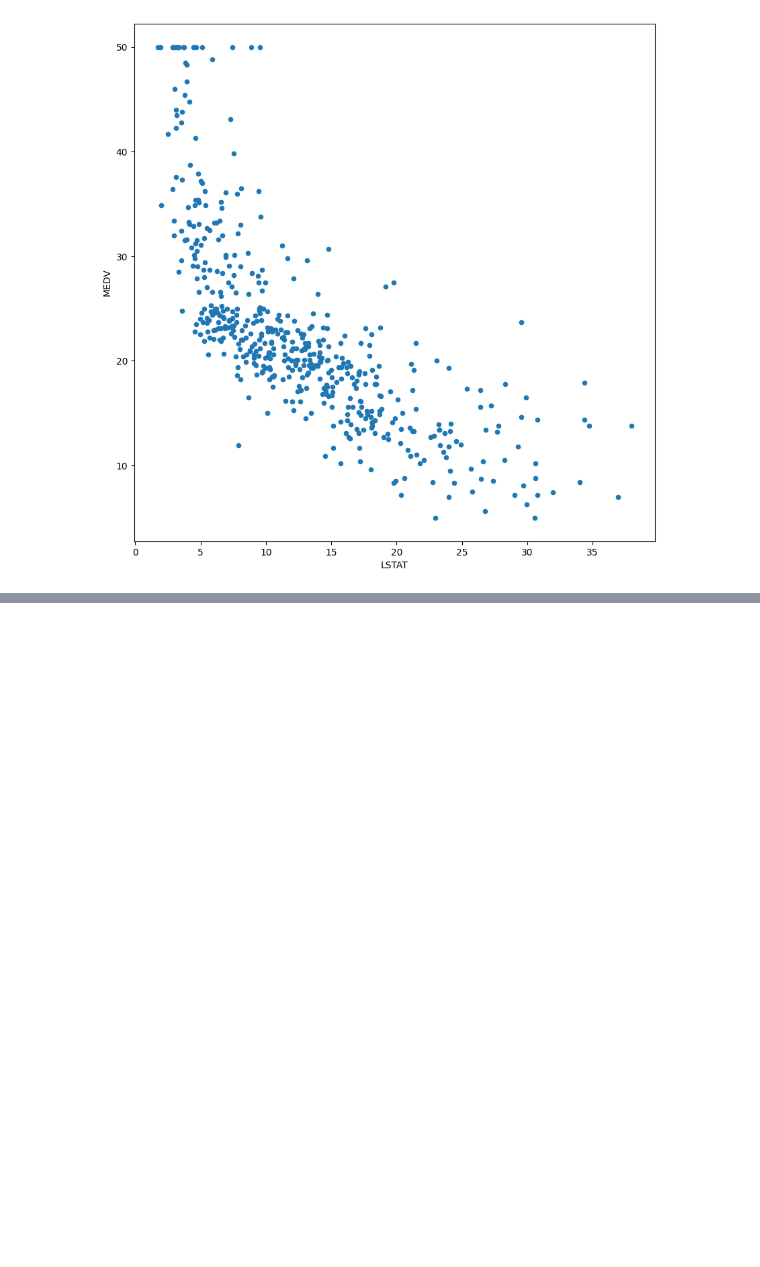
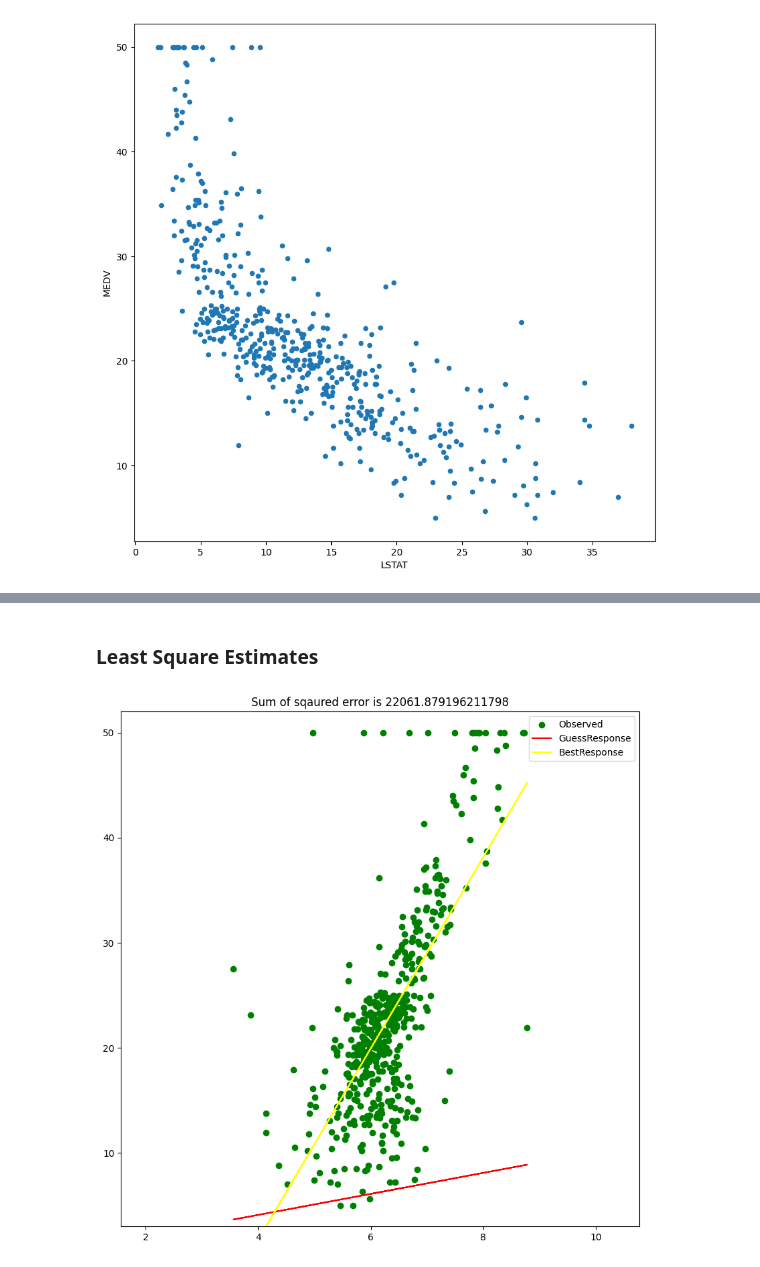
Before and after one commit to CheropS/Visualization-stock-prices, a Jupyter notebook: housing.ipynb, the cells around one changed output, grey strips where cells are left out. Cells and saved outputs as stored; diff of their text form; code cells hidden in the pictures; blank space fills up the shorter version.

Commit message:
intro to stats model

```diff
--- a/housing.ipynb
+++ b/housing.ipynb
@@ -58,0 +88,31 @@ housing.plot(kind='scatter', x='LSTAT', y='MEDV', figsize=(10,10))
+# %% [markdown]
+### Least Square Estimates
+# %%
+# Input the formula (refer to the lecture video 4.3)
+formula = 'MEDV~RM'
+model = smf.ols(formula=formula, data=housing).fit()
+
+# Here are estimated intercept and slope by least square estimation
+# Attribute 'params' returns a list of estimated parameters form model
+b0_ols = model.params[0]
+b1_ols = model.params[1]
+
+housing['BestResponse'] = b0_ols + b1_ols*housing['RM']
+
+# Also want to know the error of of guess...
+housing['error'] = housing['MEDV'] - housing['BestResponse']
+
+
+# plot your estimated line together with the points
+plt.figure(figsize=(10, 10))
+# See if the error drops after you use least square method
+plt.title('Sum of squared error is {}'.format((((housing['error'])**2)).sum()))
+plt.scatter(housing['RM'], housing['MEDV'], color='g', label='Observed')
+plt.plot(housing['RM'], housing['GuessResponse'], color='red', label='GuessResponse')
+plt.plot(housing['RM'], housing['BestResponse'], color='yellow', label='BestResponse')
+plt.legend()
+plt.xlim(housing['RM'].min()-2, housing['RM'].max()+2)
+plt.ylim(housing['MEDV'].min()-2, housing['MEDV'].max()+2)
+plt.show()
+# %% [output]
+[figure, added]
```
Also changed, not shown: parts of 7 cells of this notebook.
